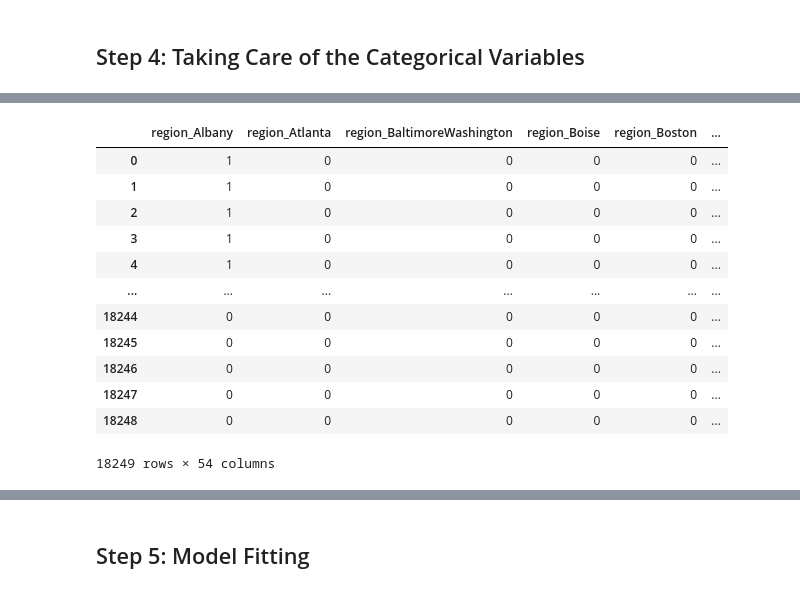
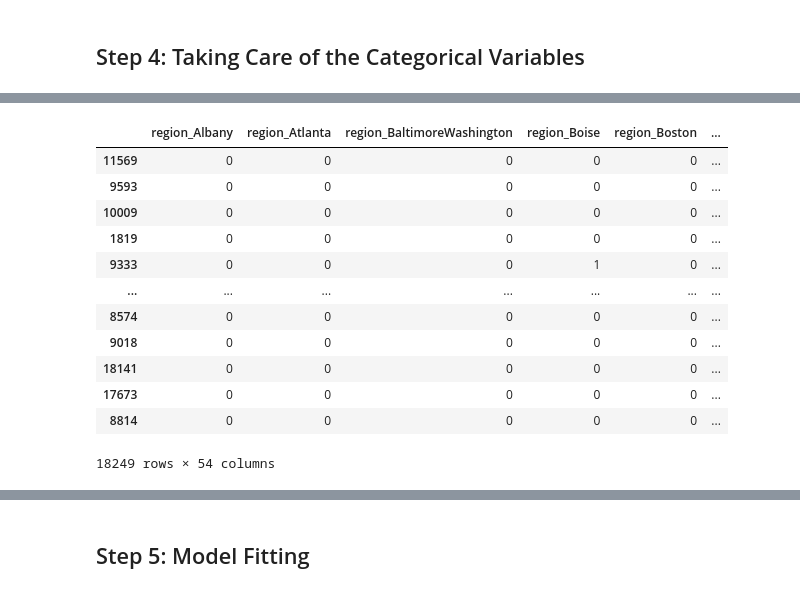
Before and after one commit to utkarsh369gupta/avacadopriceprediction, a Jupyter notebook: avocado_prices.ipynb, the cells around one changed output, grey strips where cells are left out. Saved outputs shown, nothing was run; the diff lists cells and outputs as text; code cells hidden in the pictures.

```diff
--- a/avocado_prices.ipynb
+++ b/avocado_prices.ipynb
@@ -95,0 +51,30 @@ memory usage: 1.8+ MB
+# %%
+import matplotlib.pyplot as plt
+
+
+dataset['Date'] = pd.to_datetime(dataset['Date'])
+
+dataset['AveragePrice'] = pd.to_numeric(dataset['AveragePrice'], errors='coerce')
+
+dataset = dataset.dropna(subset=['Date', 'AveragePrice'])
+
+# Sort the dataset by Date
+dataset = dataset.sort_values(by='Date')
+
+# Filter data for Los Angeles and Chicago
+la_data = dataset[dataset['region'] == 'LosAngeles']
+chicago_data = dataset[dataset['region'] == 'Chicago']
+
+# Resample by month and calculate the average price
+la_data = la_data.set_index('Date').resample('M').mean(numeric_only=True).reset_index()
+chicago_data = chicago_data.set_index('Date').resample('M').mean(numeric_only=True).reset_index()
+
+# Plot average price over time for both regions with a rolling average
+plt.figure(figsize=(12, 6))
+plt.plot(la_data['Date'], la_data['AveragePrice'], label='Los Angeles', color='blue')
+plt.plot(chicago_data['Date'], chicago_data['AveragePrice'], label='Chicago', color='orange')
+plt.xlabel('Date')
+plt.ylabel('Average Price')
+plt.title('Average Avocado Prices between Los Angeles and Chicago Over Time')
+plt.legend()
+plt.show()
@@ -112,8 +96,17 @@ dataset.head()
 # %%
 import matplotlib.pyplot as plt
 
-byDate=dataset.groupby('Date').mean()
-plt.figure(figsize=(17,8),dpi=100)
+dataset['Date'] = pd.to_datetime(dataset['Date'])
+
+dataset['AveragePrice'] = pd.to_numeric(dataset['AveragePrice'], errors='coerce')
+
+byDate = dataset.groupby('Date')[['AveragePrice']].mean()
+
+# Plotting
+plt.figure(figsize=(17, 8), dpi=100)
 byDate['AveragePrice'].plot()
 plt.title('Average Price')
+plt.xlabel('Date')
+plt.ylabel('Average Price')
+plt.show()
 # %% [output]
@@ -319,20 +163,20 @@ sns.boxplot(data = dataset[[
 # %%
 dataset['region'] = pd.Categorical(dataset['region'])
-dfDummies_region = pd.get_dummies(dataset['region'], prefix = 'region')
+dfDummies_region = pd.get_dummies(dataset['region'], prefix = 'region').astype(int)
 dfDummies_region
 # %% [output]
 |  | region_Albany | region_Atlanta | region_BaltimoreWashington | region_Boise | region_Boston | ... |
-| 0 | 1 | 0 | 0 | 0 | 0 | ... |
-| 1 | 1 | 0 | 0 | 0 | 0 | ... |
-| 2 | 1 | 0 | 0 | 0 | 0 | ... |
-| 3 | 1 | 0 | 0 | 0 | 0 | ... |
-| 4 | 1 | 0 | 0 | 0 | 0 | ... |
+| 11569 | 0 | 0 | 0 | 0 | 0 | ... |
+| 9593 | 0 | 0 | 0 | 0 | 0 | ... |
+| 10009 | 0 | 0 | 0 | 0 | 0 | ... |
+| 1819 | 0 | 0 | 0 | 0 | 0 | ... |
+| 9333 | 0 | 0 | 0 | 1 | 0 | ... |
 | ... | ... | ... | ... | ... | ... | ... |
-| 18244 | 0 | 0 | 0 | 0 | 0 | ... |
-| 18245 | 0 | 0 | 0 | 0 | 0 | ... |
-| 18246 | 0 | 0 | 0 | 0 | 0 | ... |
-| 18247 | 0 | 0 | 0 | 0 | 0 | ... |
-| 18248 | 0 | 0 | 0 | 0 | 0 | ... |
+| 8574 | 0 | 0 | 0 | 0 | 0 | ... |
+| 9018 | 0 | 0 | 0 | 0 | 0 | ... |
+| 18141 | 0 | 0 | 0 | 0 | 0 | ... |
+| 17673 | 0 | 0 | 0 | 0 | 0 | ... |
+| 8814 | 0 | 0 | 0 | 0 | 0 | ... |
 18249 rows × 54 columns
 # %%
 dataset = pd.concat([dataset, dfDummies_region], axis=1)
```
Also changed, not shown: parts of 66 cells of this notebook, 8 other files.
